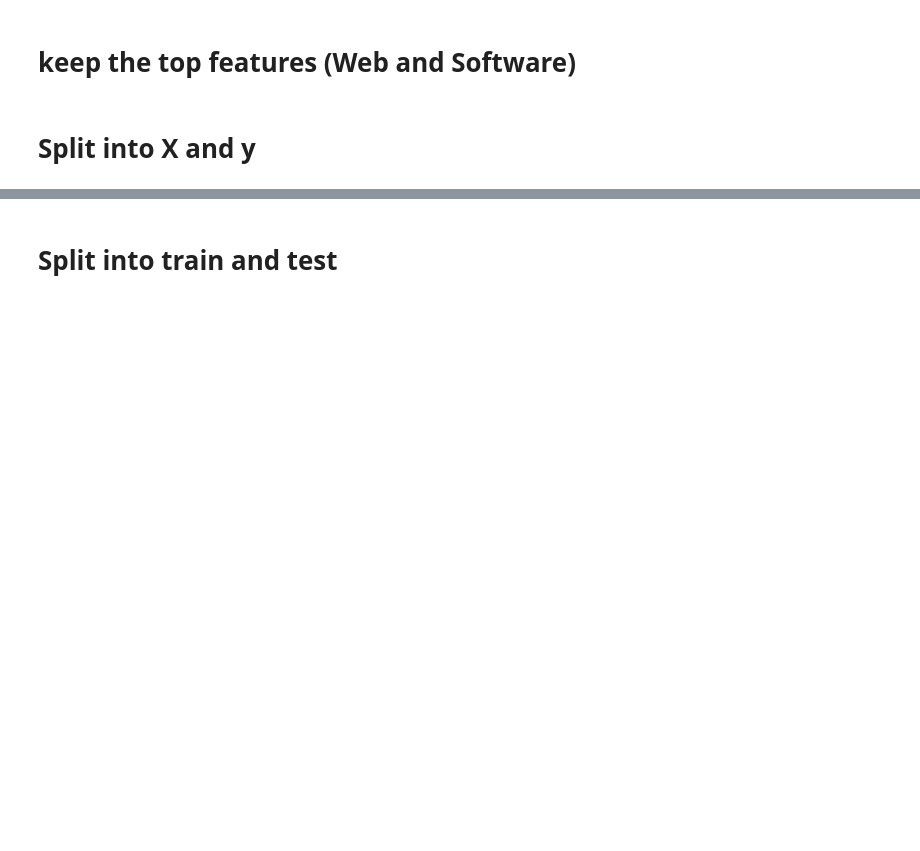
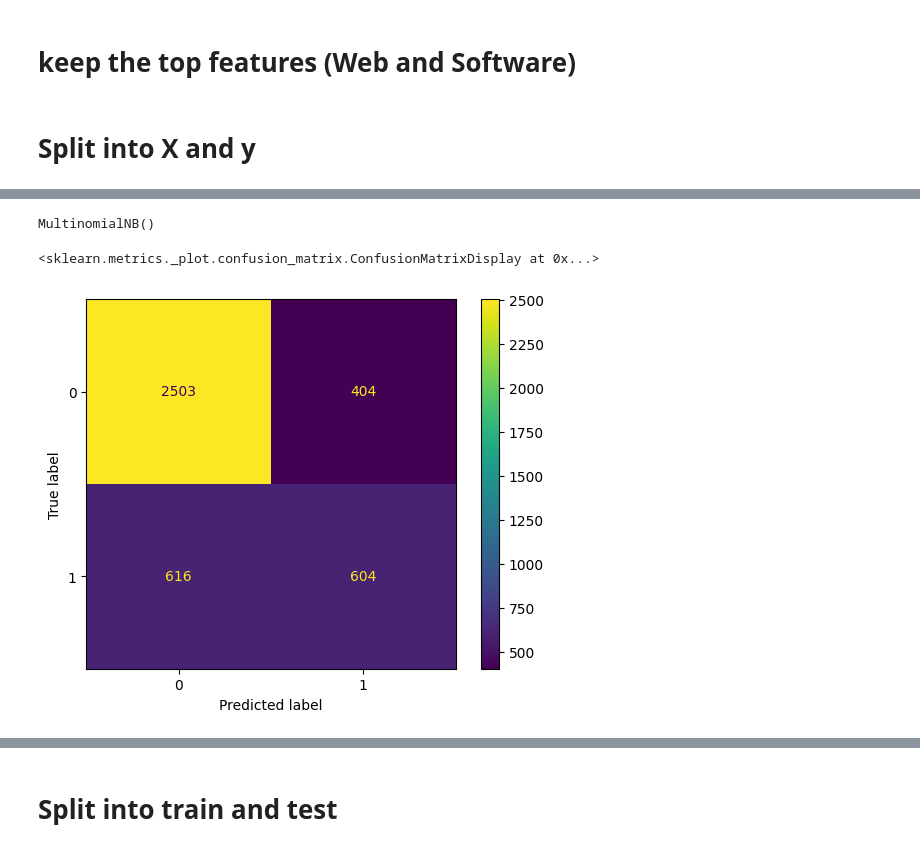
Before and after one commit to avidang/Data_project, a Jupyter notebook: hyphotezis8.ipynb, the cells around one changed output, grey strips where cells are left out. Saved outputs shown, nothing was run; the diff lists cells and outputs as text; code cells hidden in the pictures; blank space fills up the shorter version.

```diff
--- a/hyphotezis8.ipynb
+++ b/hyphotezis8.ipynb
@@ -453,0 +534,31 @@ y = h8_df["SuccessfulBool"]
+# %%
+from sklearn.feature_extraction.text import CountVectorizer
+from sklearn.model_selection import train_test_split
+from sklearn.naive_bayes import MultinomialNB
+
+blurb_train, blurb_test, y_train, y_test = train_test_split(
+    X["new"], y, test_size=0.2, random_state=42
+)
+
+vectorizer = CountVectorizer()
+
+vectorizer.fit(blurb_train)
+
+X_train = vectorizer.transform(blurb_train)
+
+X_test = vectorizer.transform(blurb_test)
+
+classifier = MultinomialNB()
+
+classifier.fit(X_train, y_train)
+# %% [output]
+MultinomialNB()
+# %%
+from sklearn.metrics import confusion_matrix
+from sklearn.metrics import ConfusionMatrixDisplay
+cm = confusion_matrix(y_test, classifier.predict(X_test))
+disp = ConfusionMatrixDisplay(confusion_matrix=cm, display_labels=classifier.classes_)
+disp.plot()
+# %% [output]
+<sklearn.metrics._plot.confusion_matrix.ConfusionMatrixDisplay at 0x...>
+[figure, added]
```
Also changed, not shown: parts of 30 cells of this notebook, 1 other file.
